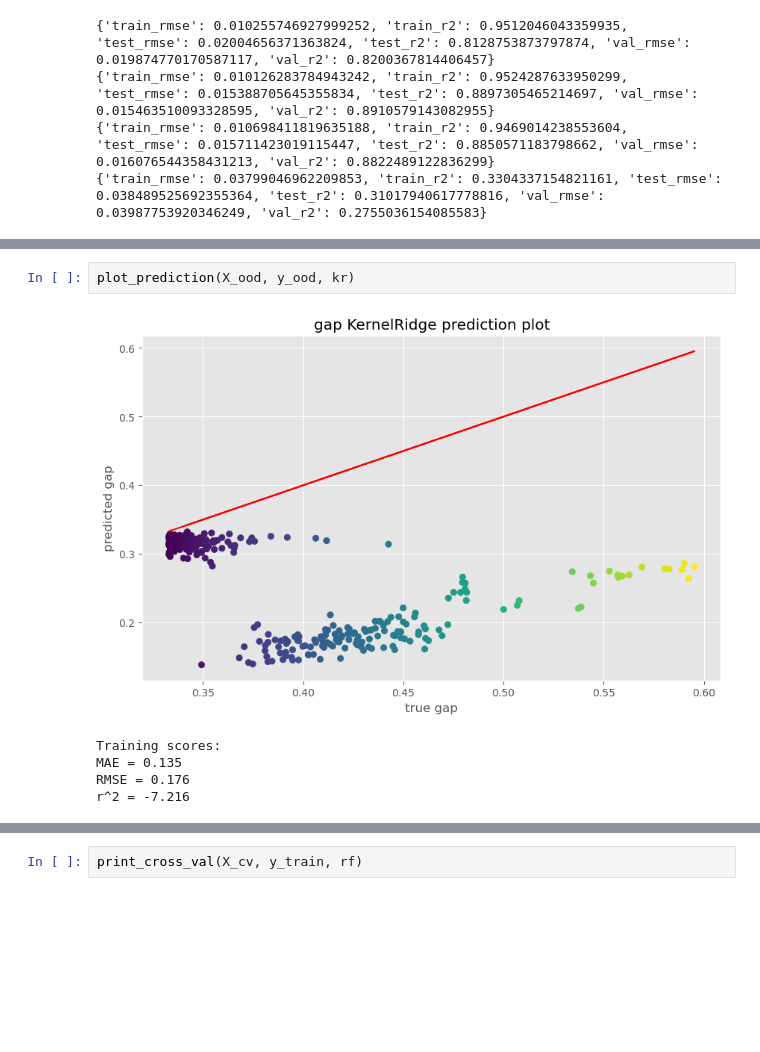
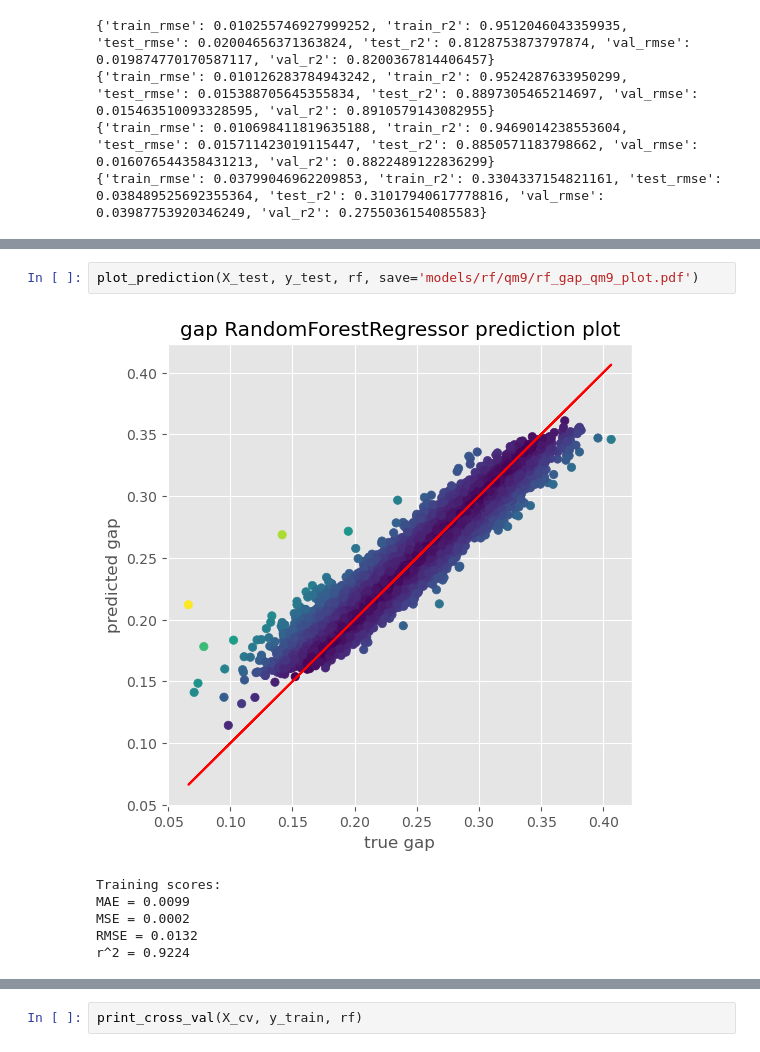
Before and after one commit to minhnghian03/property-prediction-al, a Jupyter notebook: ml/qm9_ml.ipynb, the cells around one changed output, grey strips where cells are left out. Cells and saved outputs as stored; diff of their text form; blank space fills up the shorter version.

```diff
--- a/ml/qm9_ml.ipynb
+++ b/ml/qm9_ml.ipynb
@@ -710,8 +708,9 @@ r^2 = 0.885
-# %%
-plot_prediction(X_ood, y_ood, kr)
-# %% [output]
-[figure, removed]
-Training scores:
-MAE = 0.135
-RMSE = 0.176
-r^2 = -7.216
+# %%
+plot_prediction(X_test, y_test, rf, save='models/rf/qm9/rf_gap_qm9_plot.pdf')
+# %% [output]
+[figure, added]
+Training scores:
+MAE = 0.0099
+MSE = 0.0002
+RMSE = 0.0132
+r^2 = 0.9224
```
Also changed, not shown: parts of 21 cells of this notebook, 7 other files.
